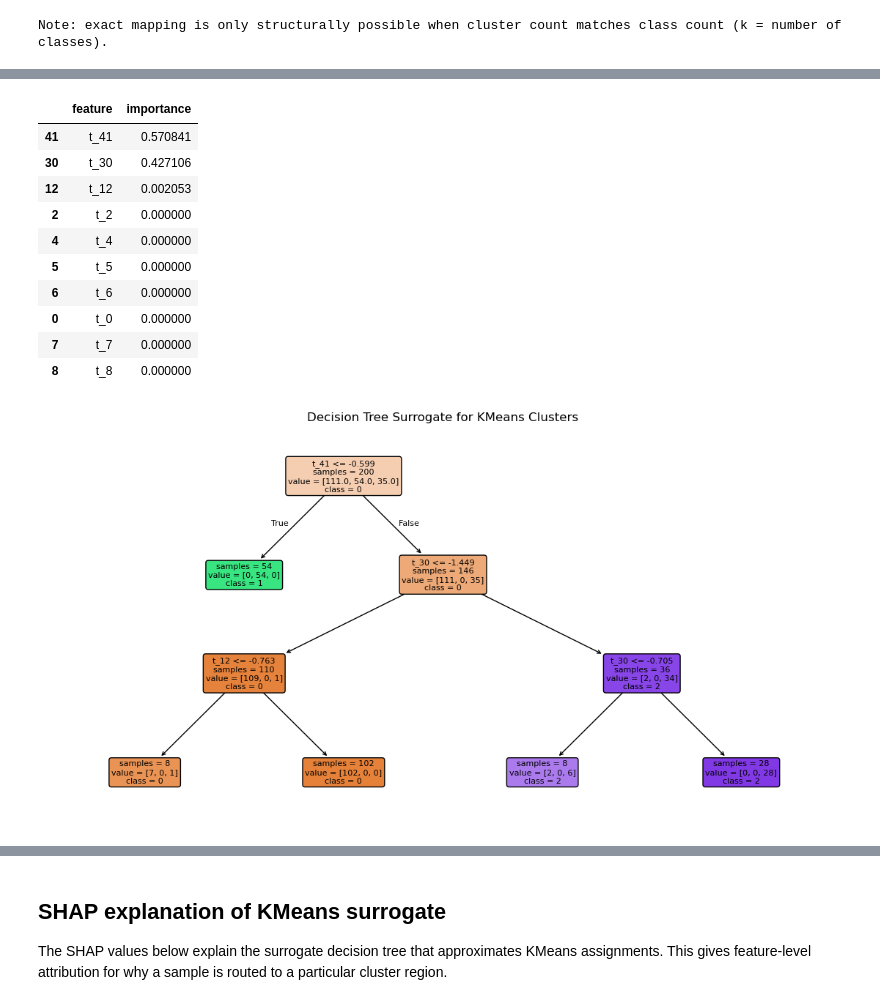
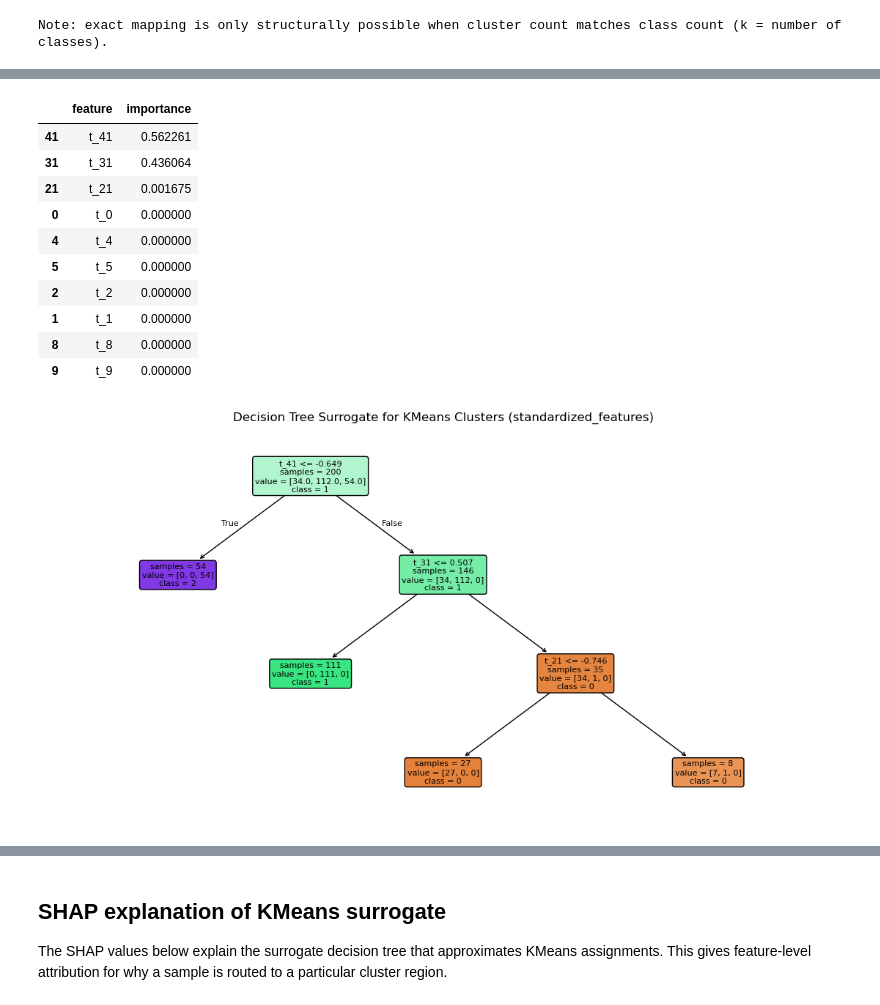
Before and after one commit to anpeata/xai-spatio-temporal, a Jupyter notebook: scripts/notebooks/kmeans_ecg200.ipynb, the cells around one changed output, grey strips where cells are left out. Drawn from its saved outputs; the diff is of its cells as text; code cells hidden in the pictures.

```diff
--- a/scripts/notebooks/kmeans_ecg200.ipynb
+++ b/scripts/notebooks/kmeans_ecg200.ipynb
@@ -243,15 +248,28 @@ Best alignment case (using label mapping only for evaluation):
 | 0 | standardized_features | 3 | 0.785 | 0.321056 | 0.209782 | 0.347004 | 3 | 2 |
 Note: exact mapping is only structurally possible when cluster count matches class count (k = number of classes).
 # %%
-# Fit final KMeans with selected preprocessing and selected k
-X_used = views[best_view]
-kmeans = KMeans(n_clusters=best_k, random_state=42, n_init=50)
-cluster_labels = kmeans.fit_predict(X_used)
+# Fit KMeans using each view-specific best k
+models_by_view = {}
+labels_by_view = {}
+summary_rows = []
 
-print('Final preprocessing:', best_view)
-print('Final k:', best_k)
-print('Inertia:', round(float(kmeans.inertia_), 3))
-print('Silhouette:', round(float(silhouette_score(X_used, cluster_labels)), 4))
-print('Calinski-Harabasz:', round(float(calinski_harabasz_score(X_used, cluster_labels)), 2))
-print('Davies-Bouldin:', round(float(davies_bouldin_score(X_used, cluster_labels)), 4))
+for view_name, X_view in views.items():
+    k_view = best_k_by_view[view_name]
+    model = KMeans(n_clusters=k_view, random_state=42, n_init=50)
+    labels_view = model.fit_predict(X_view)
+
+    models_by_view[view_name] = model
+    labels_by_view[view_name] = labels_view
+
+    summary_rows.append({
+        'view': view_name,
+        'best_k': int(k_view),
+        'inertia': float(model.inertia_),
+        'silhouette': float(silhouette_score(X_view, labels_view)),
+        'calinski_harabasz': float(calinski_harabasz_score(X_view, labels_view)),
+        'davies_bouldin': float(davies_bouldin_score(X_view, labels_view)),
+    })
+
+fit_summary_df = pd.DataFrame(summary_rows).sort_values('view').reset_index(drop=True)
+display(fit_summary_df)
 # %% [output]
@@ -321,5 +365,12 @@ plt.show()
 # %%
-# Train a shallow decision tree as a surrogate explainer for KMeans clusters
+# Train surrogate decision tree for one selected view (best mapped accuracy)
+best_view_for_explain = comparison_summary_df.sort_values(
+    ['mapped_accuracy', 'ari', 'nmi'], ascending=False
+).iloc[0]['view']
+best_view_for_explain = str(best_view_for_explain)
+
+X_used = views[best_view_for_explain]
+cluster_labels = labels_by_view[best_view_for_explain]
 feature_names = [f't_{i}' for i in range(X_used.shape[1])]
 
 surrogate = DecisionTreeClassifier(max_depth=3, min_samples_leaf=8, random_state=42)
@@ -333,6 +384,7 @@ cv_fidelity = cross_val_score(
     surrogate, X_used, cluster_labels, cv=cv, scoring='accuracy'
 ).mean()
 
+print('Explained view:', best_view_for_explain)
 print('Surrogate tree train fidelity:', round(float(train_fidelity), 4))
 print('Surrogate tree CV fidelity:', round(float(cv_fidelity), 4))
 
@@ -357,6 +409,6 @@ plot_tree(
     impurity=False,
     fontsize=8,
     )
-plt.title('Decision Tree Surrogate for KMeans Clusters')
+plt.title(f'Decision Tree Surrogate for KMeans Clusters ({best_view_for_explain})')
 plt.show()
 # %% [output]
@@ -381,15 +431,15 @@ Surrogate rules:
 |  | feature | importance |
-| 41 | t_41 | 0.570841 |
-| 30 | t_30 | 0.427106 |
-| 12 | t_12 | 0.002053 |
-| 2 | t_2 | 0.000000 |
+| 41 | t_41 | 0.562261 |
+| 31 | t_31 | 0.436064 |
+| 21 | t_21 | 0.001675 |
+| 0 | t_0 | 0.000000 |
 | 4 | t_4 | 0.000000 |
 | 5 | t_5 | 0.000000 |
-| 6 | t_6 | 0.000000 |
-| 0 | t_0 | 0.000000 |
-| 7 | t_7 | 0.000000 |
+| 2 | t_2 | 0.000000 |
+| 1 | t_1 | 0.000000 |
 | 8 | t_8 | 0.000000 |
+| 9 | t_9 | 0.000000 |
-[figure, old version]
+[figure, new version]
 # %%
 # SHAP feature attributions for the surrogate tree
 try:
```
Also changed, not shown: parts of 7 cells of this notebook.
